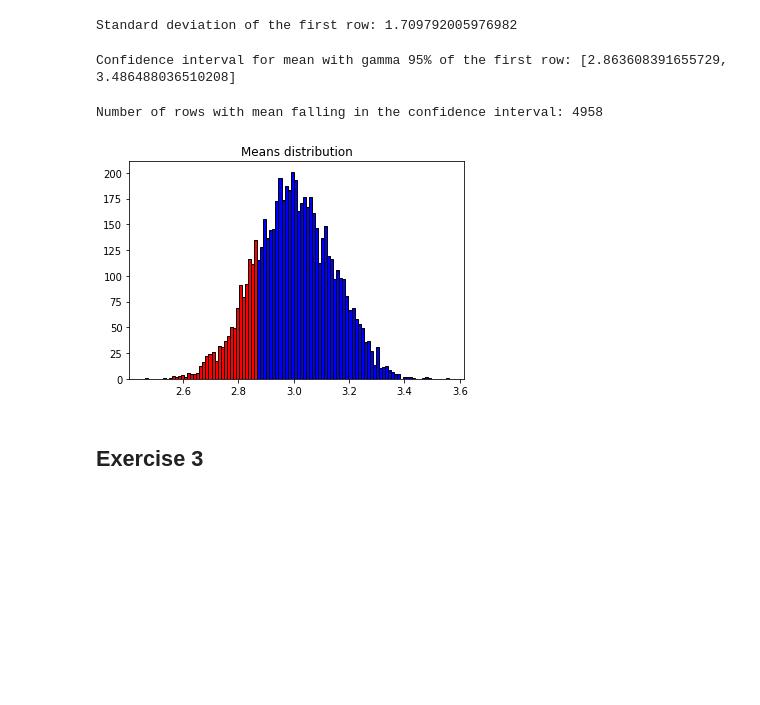
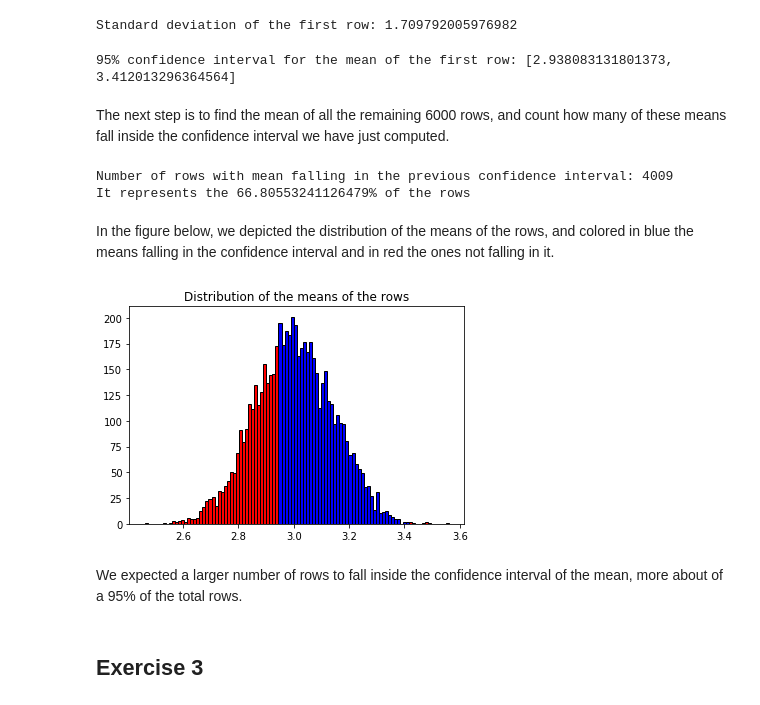
Before and after one commit to davidezanella/spe-assignments, a Jupyter notebook: Homework 1/consegna/report.ipynb, the cells around one changed output. Saved outputs shown, nothing was run; the diff lists cells and outputs as text; code cells hidden in the pictures; blank space fills up the shorter version.

```diff
--- a/Homework 1/consegna/report.ipynb
+++ b/Homework 1/consegna/report.ipynb
@@ -185,10 +194,12 @@ print("Standard deviation of the first row:", s)
 # %% [output]
 Standard deviation of the first row: 1.709792005976982
 # %%
-start, end = mean_interval(first_row, 0.99)
-print("Confidence interval for mean with gamma 95% of the first row: [{}, {}]".format(start, end))
+start, end = mean_interval(first_row, 0.95)
+print("95% confidence interval for the mean of the first row: [{}, {}]".format(start, end))
 # %% [output]
-Confidence interval for mean with gamma 95% of the first row: [2.863608391655729, 3.486488036510208]
+95% confidence interval for the mean of the first row: [2.938083131801373, 3.412013296364564]
+# %% [markdown]
+The next step is to find the mean of all the remaining 6000 rows, and count how many of these means fall inside the confidence interval we have just computed.
 # %%
 count = 0
 for row in values[1:]:
@@ -196,30 +207,36 @@ for row in values[1:]:
     if m <= end and m >= start:
         count += 1
 
-print("Number of rows with mean falling in the confidence interval:", count)
+print("Number of rows with mean falling in the previous confidence interval:", count)
+print("It represents the {}% of the rows".format(count*100/len(values)))
 # %% [output]
-Number of rows with mean falling in the confidence interval: 4958
+Number of rows with mean falling in the previous confidence interval: 4009
+It represents the 66.80553241126479% of the rows
+# %% [markdown]
+In the figure below, we depicted the distribution of the means of the rows, and colored in blue the means falling in the confidence interval and in red the ones not falling in it.
 # %%
 %matplotlib inline
 import matplotlib.pyplot as plt
 
 mean_values = [compute_mean(x) for x in values]
 
 N, bins, patches = plt.hist(mean_values, bins=100, color = 'red', edgecolor = 'black')
 
 
 for i in range(len(patches)):
     if bins[i] <= end and bins[i] >= start:
         patches[i].set_facecolor('b')
     else:
         patches[i].set_facecolor('r')
 
 
-plt.title('Means distribution')
+plt.title('Distribution of the means of the rows')
 
 plt.show()
 # %% [output]
-[figure, old version]
+[figure, new version]
+# %% [markdown]
+We expected a larger number of rows to fall inside the confidence interval of the mean, more about of a 95% of the total rows.
 # %% [markdown]
 ## Exercise 3
 # %% [markdown]
```
Also changed, not shown: parts of 7 cells of this notebook.
